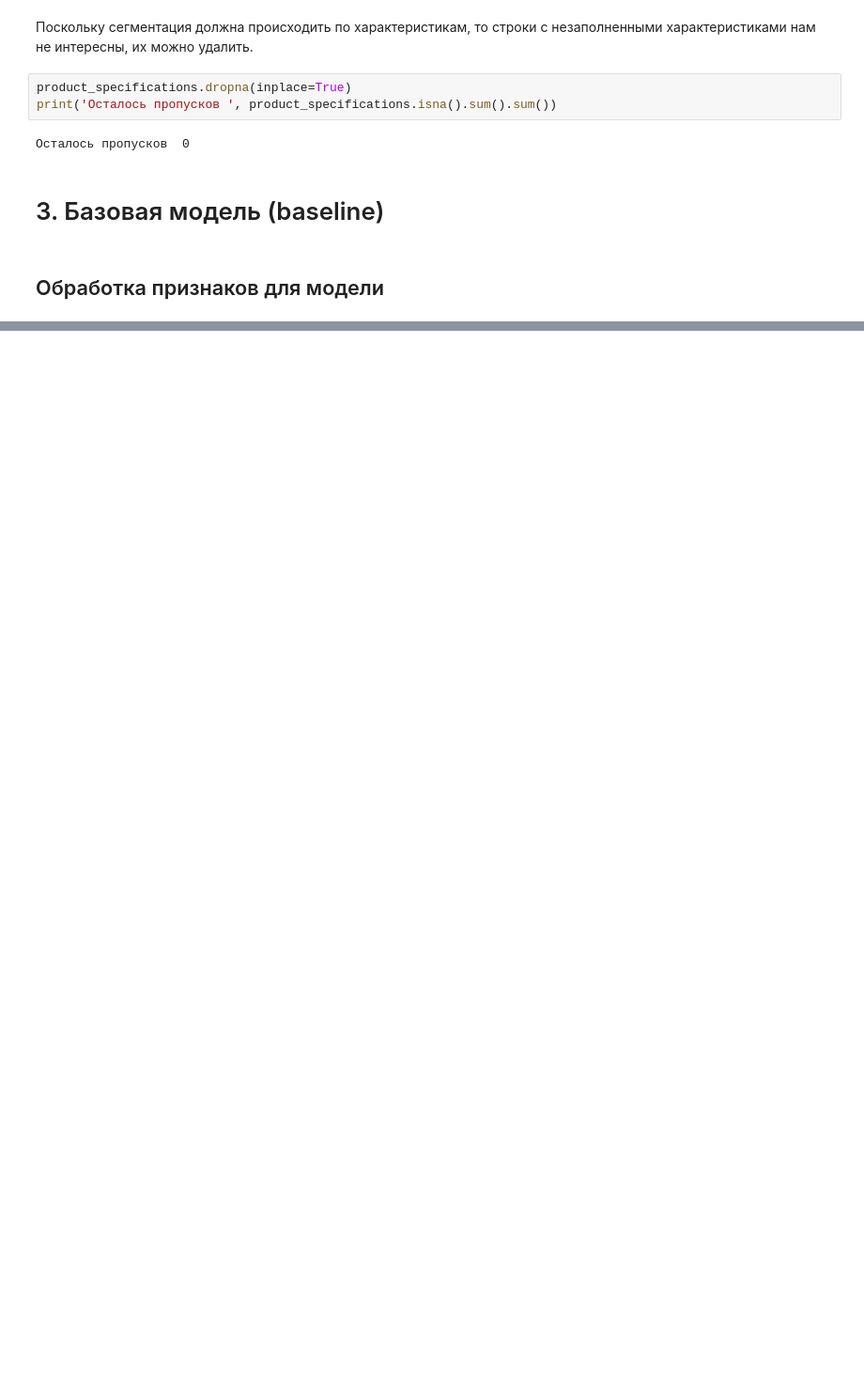
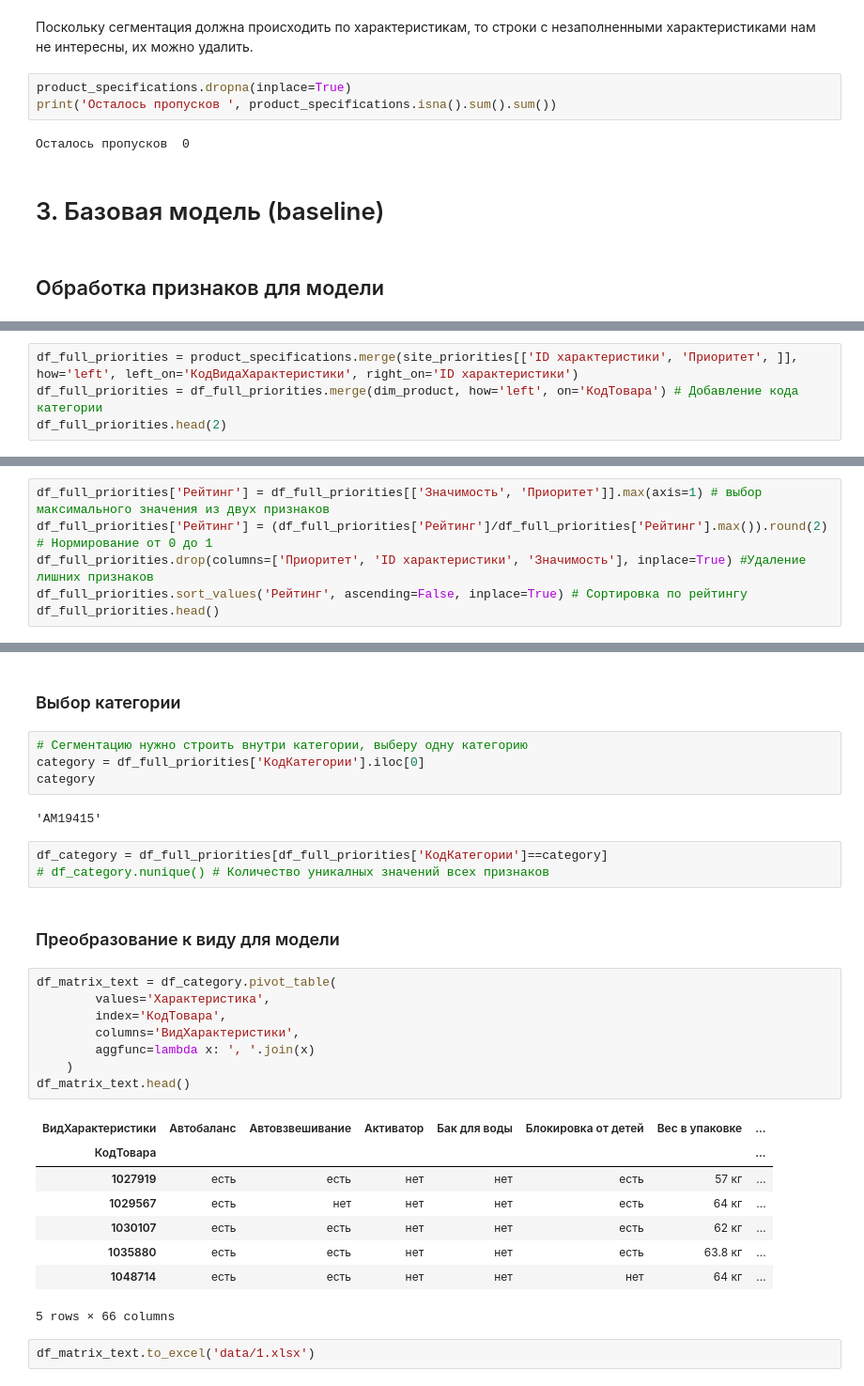
Before and after one commit to Viktor-VK/DST-138-Prodjects, a Jupyter notebook: PROJECT-FINAL_Segmentation/Модель_сегментации.ipynb, the cells around one changed output, grey strips where cells are left out. Shown at 94% size. Drawn from its saved outputs; the diff is of its cells as text; blank space fills up the shorter version.

```diff
--- a/PROJECT-FINAL_Segmentation/Модель_сегментации.ipynb
+++ b/PROJECT-FINAL_Segmentation/Модель_сегментации.ipynb
@@ -188,0 +195,4 @@ print('Осталось пропусков ', product_specifications.isna().sum(
+# %%
+df_full_priorities = product_specifications.merge(site_priorities[['ID характеристики', 'Приоритет', ]], how='left', left_on='КодВидаХарактеристики', right_on='ID характеристики')
+df_full_priorities = df_full_priorities.merge(dim_product, how='left', on='КодТовара') # Добавление кода категории
+df_full_priorities.head(2)
@@ -188,0 +203,6 @@ print('Осталось пропусков ', product_specifications.isna().sum(
+# %%
+df_full_priorities['Рейтинг'] = df_full_priorities[['Значимость', 'Приоритет']].max(axis=1) # выбор максимального значения из двух признаков
+df_full_priorities['Рейтинг'] = (df_full_priorities['Рейтинг']/df_full_priorities['Рейтинг'].max()).round(2) # Нормирование от 0 до 1
+df_full_priorities.drop(columns=['Приоритет', 'ID характеристики', 'Значимость'], inplace=True) #Удаление лишних признаков
+df_full_priorities.sort_values('Рейтинг', ascending=False, inplace=True) # Сортировка по рейтингу
+df_full_priorities.head()
@@ -188,0 +230,32 @@ print('Осталось пропусков ', product_specifications.isna().sum(
+# %% [markdown]
+### Выбор категории
+# %%
+# Сегментацию нужно строить внутри категории, выберу одну категорию
+category = df_full_priorities['КодКатегории'].iloc[0]
+category
+# %% [output]
+'AM19415'
+# %%
+df_category = df_full_priorities[df_full_priorities['КодКатегории']==category]
+# df_category.nunique() # Количество уникалных значений всех признаков
+# %% [markdown]
+### Преобразование к виду для модели
+# %%
+df_matrix_text = df_category.pivot_table(
+        values='Характеристика',
+        index='КодТовара',
+        columns='ВидХарактеристики',
+        aggfunc=lambda x: ', '.join(x)
+    )
+df_matrix_text.head()
+# %% [output]
+| ВидХарактеристики | Автобаланс | Автовзвешивание | Активатор | Бак для воды | Блокировка от детей | Вес в упаковке | ... |
+| КодТовара |  |  |  |  |  |  | ... |
+| 1027919 | есть | есть | нет | нет | есть | 57 кг | ... |
+| 1029567 | есть | нет | нет | нет | есть | 64 кг | ... |
+| 1030107 | есть | есть | нет | нет | есть | 62 кг | ... |
+| 1035880 | есть | есть | нет | нет | есть | 63.8 кг | ... |
+| 1048714 | есть | есть | нет | нет | нет | 64 кг | ... |
+5 rows × 66 columns
+# %%
+df_matrix_text.to_excel('data/1.xlsx')
```
Also changed, not shown: parts of 63 cells of this notebook.
